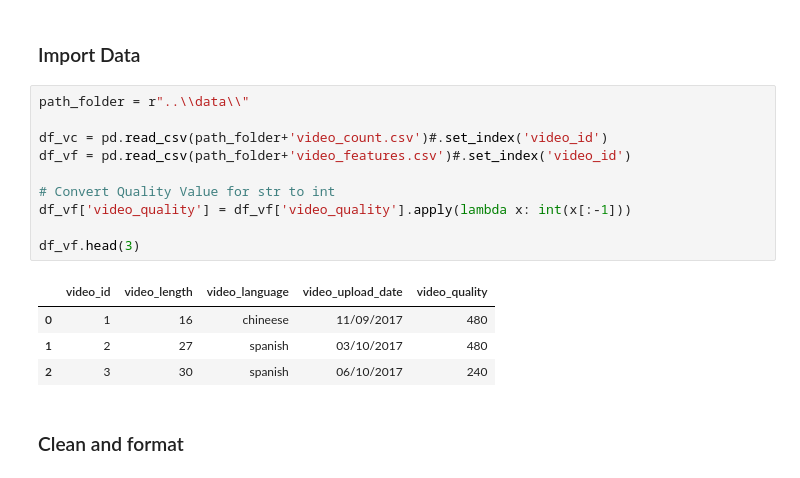
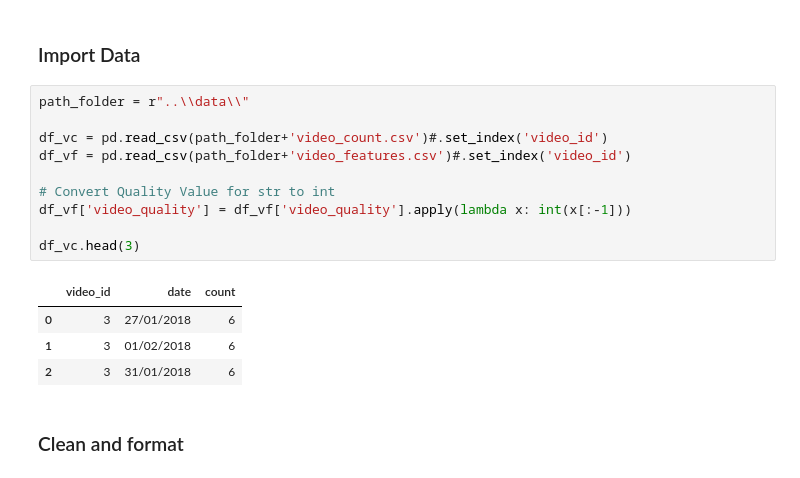
Before and after one commit to eiloneil/My-Projects, a Jupyter notebook: Python/Video Analysis Task/Python/PlayStudios - Data Configuration.ipynb, the cells around one changed output. Saved outputs shown, nothing was run; the diff lists cells and outputs as text.

```diff
--- a/Python/Video Analysis Task/Python/PlayStudios - Data Configuration.ipynb
+++ b/Python/Video Analysis Task/Python/PlayStudios - Data Configuration.ipynb
@@ -48,18 +48,18 @@ sklearn: 0.23.1
 # %%
 path_folder = r"..\\data\\"
 
 df_vc = pd.read_csv(path_folder+'video_count.csv')#.set_index('video_id')
 df_vf = pd.read_csv(path_folder+'video_features.csv')#.set_index('video_id')
 
 # Convert Quality Value for str to int
 df_vf['video_quality'] = df_vf['video_quality'].apply(lambda x: int(x[:-1]))
 
-df_vf.head(3)
+df_vc.head(3)
 # %% [output]
-|  | video_id | video_length | video_language | video_upload_date | video_quality |
-| 0 | 1 | 16 | chineese | 11/09/2017 | 480 |
-| 1 | 2 | 27 | spanish | 03/10/2017 | 480 |
-| 2 | 3 | 30 | spanish | 06/10/2017 | 240 |
+|  | video_id | date | count |
+| 0 | 3 | 27/01/2018 | 6 |
+| 1 | 3 | 01/02/2018 | 6 |
+| 2 | 3 | 31/01/2018 | 6 |
 # %% [markdown]
 ### Clean and format
 # %%
```
Also changed, not shown: parts of 2 cells of this notebook, 7 other files.
